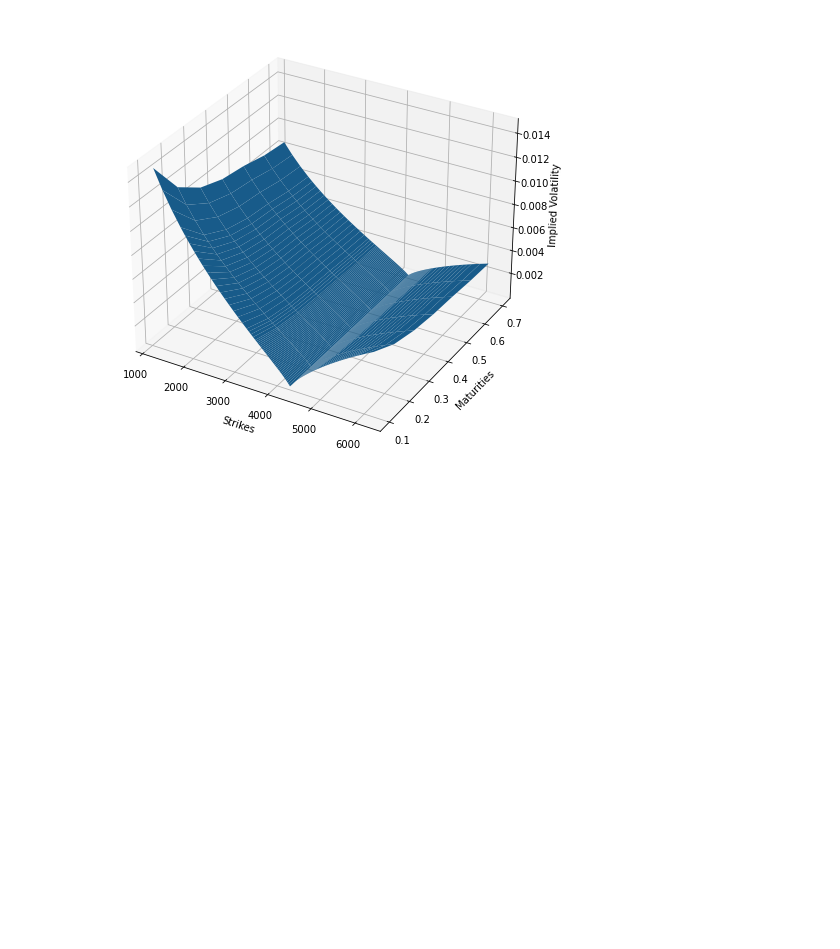
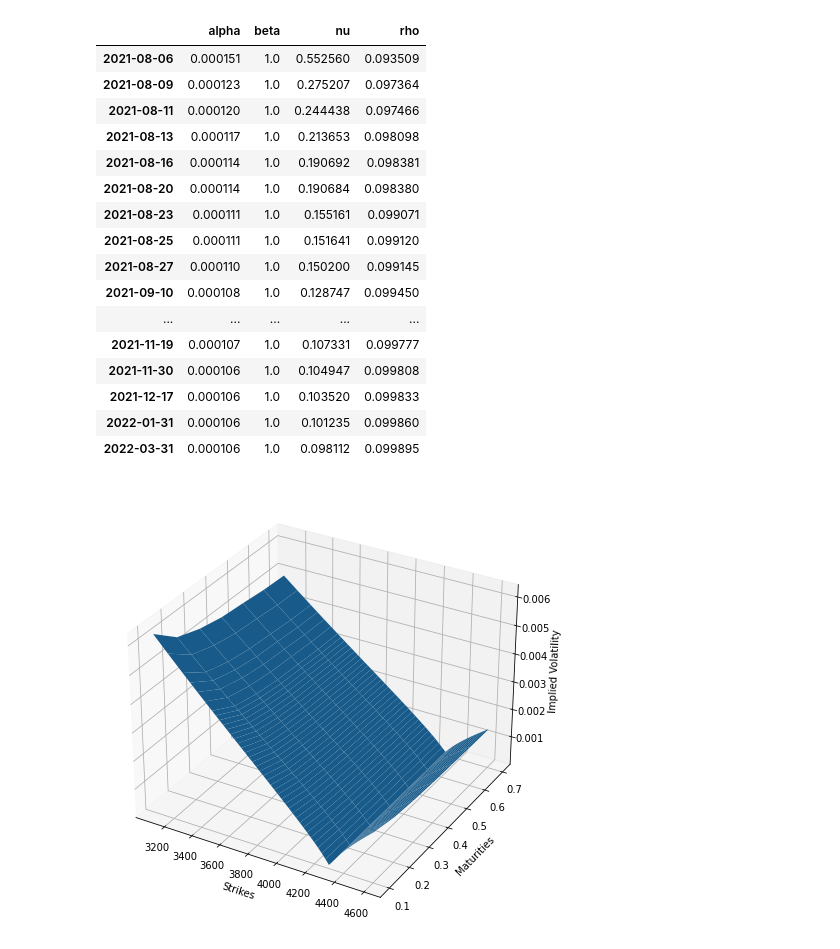
Before and after one commit to lucasomigli/SABR-volatility-models, a Jupyter notebook: ql_model.ipynb, the cells around one changed output. Saved outputs shown, nothing was run; the diff lists cells and outputs as text; code cells hidden in the pictures; blank space fills up the shorter version.

```diff
--- a/ql_model.ipynb
+++ b/ql_model.ipynb
@@ -101,18 +108,20 @@ plot_vol_surface(vol_surface=black_var_surface , plot_years=np.arange(0.1, .8, 0
 # %%
 #CALIBRATE VOLATILITY SURFACE
 
-def volatilitySmileSABR(maturity, shift=0, beta=1):
+def volatilitySmileSABR(date, shift=0, beta=1, method="normal"):
 
-    option = df[df["Date"] == maturity]
-    dt = delta_t(pd.to_datetime(maturity))
-
-    strikes = option["Strike"]
     fwd = current_price
-    expiryTime = dt
-    marketVols = option["IV"]*10**-2
+    expiryTime = delta_t(date)
+    marketVols = vols[dates.index(date)]
 
     def set_beta():
         return beta
+
+    def vols_by_method(strike, fwd, expiryTime, alpha, beta, nu, rho, shift):
+        if method == "floch-kennedy":
+            return ql.sabrFlochKennedyVolatility(strike + shift, fwd + shift, expiryTime, alpha, beta, nu, rho)
+        else:
+            return ql.sabrVolatility(strike + shift, fwd + shift, expiryTime, alpha, beta, nu, rho)
 
     def f(params):
 
@@ -125,7 +134,7 @@ def volatilitySmileSABR(maturity, shift=0, beta=1):
         rho = min(rho, 0.999) # Avoid rho going > 1.0
 
         vols = np.array([
-        ql.sabrVolatility(strike + shift, fwd + shift, expiryTime, alpha, beta, nu, rho)
+        vols_by_method(strike, fwd, expiryTime, alpha, beta, nu, rho, shift)
         for strike in strikes
         ])
 
@@ -147,17 +156,17 @@ def volatilitySmileSABR(maturity, shift=0, beta=1):
     error = result['fun']
     [alpha, beta, nu, rho] = result['x']
 
-    newVols = [ql.sabrVolatility(strike, fwd, expiryTime, alpha, beta, nu, rho) for strike in strikes]
+    newVols = [vols_by_method(strike, fwd, expiryTime, alpha, beta, nu, rho, shift) for strike in strikes]
 
     return dict(vols=newVols, error=error, params={"alpha": alpha, "beta": beta, "nu": nu, "rho": rho})
 
 def volatilitySurfaceSABR(method="normal", beta=1, shift=0):
 
     vol_surface_vector, errors, _alpha, _beta, _nu, _rho = [], [], [], [], [], []
-    SABRVolMatrix = ql.Matrix(len(strikes), len(maturities))
+    SABRVolMatrix = ql.Matrix(len(strikes), len(dates))
 
-    for i,m in enumerate(maturities):
-        volSABR = volatilitySmileSABR(maturity=m, beta=beta, shift=shift)
+    for i, d in enumerate(dates):
+        volSABR = volatilitySmileSABR(date=d, beta=beta, shift=shift, method=method)
 
         _alpha.append(volSABR["params"]["alpha"])
         _beta.append(volSABR["params"]["beta"])
@@ -177,13 +186,33 @@ def volatilitySurfaceSABR(method="normal", beta=1, shift=0):
 # %%
 #SABR VOLATILITY SURFACE
 
-volatility_surface = volatilitySurfaceSABR()
+volatility_surface = volatilitySurfaceSABR(method="normal", shift=0, beta=1)
 SABRVolMatrix = volatility_surface["volMatrix"]
 
 SABR_vol_surface  = ql.BlackVarianceSurface(today, calendar, dates, strikes, SABRVolMatrix, day_count)
 SABR_vol_surface.enableExtrapolation()
 
 plot_vol_surface(vol_surface=SABR_vol_surface , plot_years=np.arange(0.1, .8, 0.1), plot_strikes=strikes, funct='blackVol')
+
+d = {'alpha': volatility_surface["a"], 'beta': volatility_surface["b"], 'nu': volatility_surface["n"], 'rho': volatility_surface["r"]}
+pd.DataFrame(data=d, index=maturities)
 # %% [output]
+|  | alpha | beta | nu | rho |
+| 2021-08-06 | 0.000151 | 1.0 | 0.552560 | 0.093509 |
+| 2021-08-09 | 0.000123 | 1.0 | 0.275207 | 0.097364 |
+| 2021-08-11 | 0.000120 | 1.0 | 0.244438 | 0.097466 |
+| 2021-08-13 | 0.000117 | 1.0 | 0.213653 | 0.098098 |
+| 2021-08-16 | 0.000114 | 1.0 | 0.190692 | 0.098381 |
+| 2021-08-20 | 0.000114 | 1.0 | 0.190684 | 0.098380 |
+| 2021-08-23 | 0.000111 | 1.0 | 0.155161 | 0.099071 |
+| 2021-08-25 | 0.000111 | 1.0 | 0.151641 | 0.099120 |
+| 2021-08-27 | 0.000110 | 1.0 | 0.150200 | 0.099145 |
+| 2021-09-10 | 0.000108 | 1.0 | 0.128747 | 0.099450 |
+| ... | ... | ... | ... | ... |
+| 2021-11-19 | 0.000107 | 1.0 | 0.107331 | 0.099777 |
+| 2021-11-30 | 0.000106 | 1.0 | 0.104947 | 0.099808 |
+| 2021-12-17 | 0.000106 | 1.0 | 0.103520 | 0.099833 |
+| 2022-01-31 | 0.000106 | 1.0 | 0.101235 | 0.099860 |
+| 2022-03-31 | 0.000106 | 1.0 | 0.098112 | 0.099895 |
-[figure, old version]
+[figure, new version]
 # %%
```
Also changed, not shown: parts of 12 cells of this notebook.
